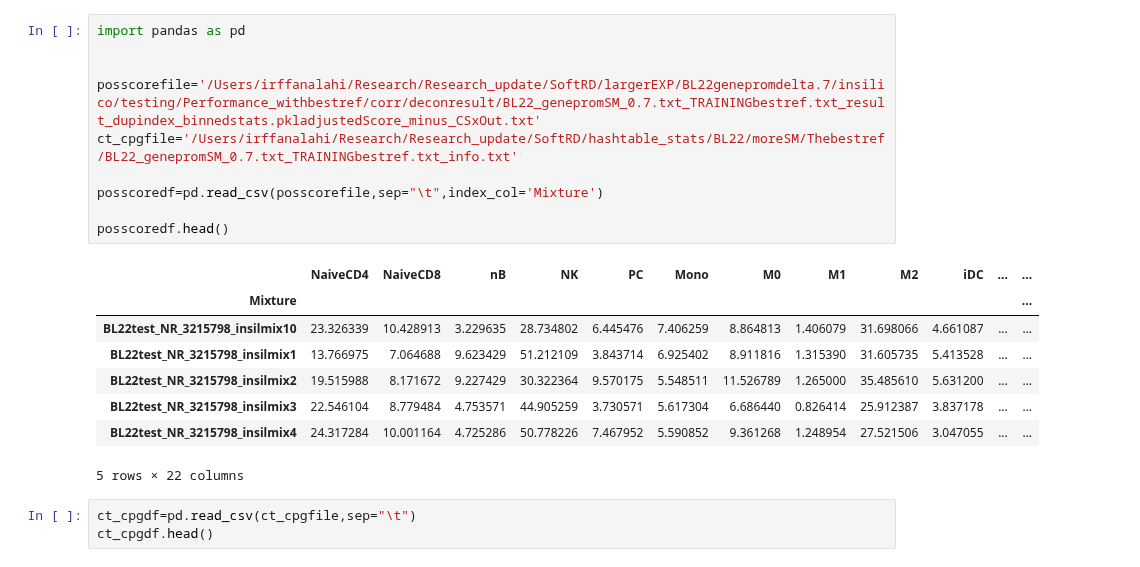
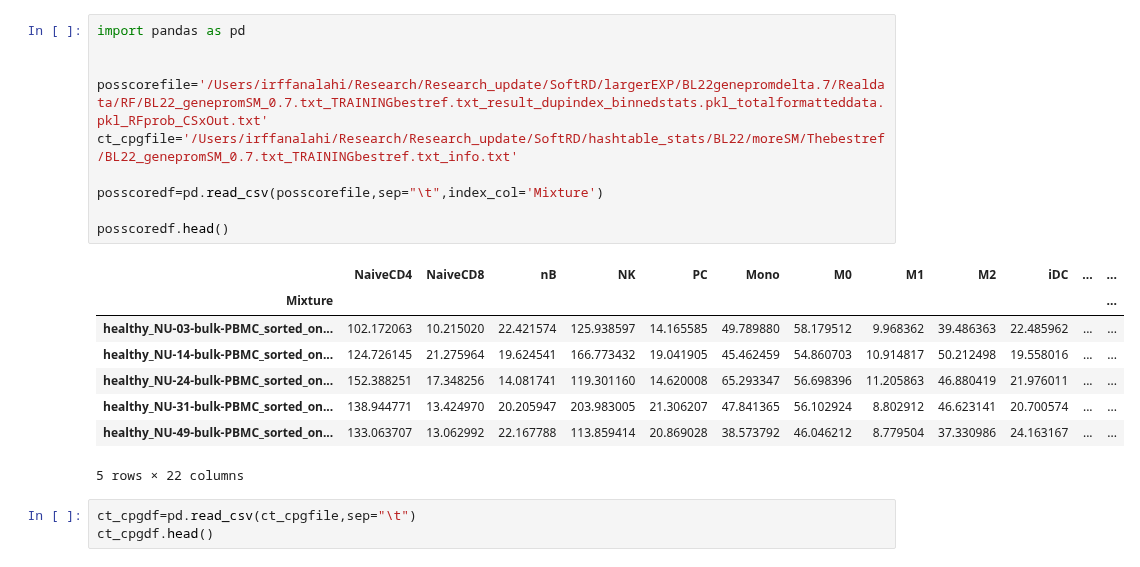
Before and after one commit to Irfanwustl/Research_code, a Jupyter notebook: MHB_per_read/softreadcounting/very_efficient/towards_ct_proportion.ipynb, the cells around one changed output. Cells and saved outputs as stored; diff of their text form.

```diff
--- a/MHB_per_read/softreadcounting/very_efficient/towards_ct_proportion.ipynb
+++ b/MHB_per_read/softreadcounting/very_efficient/towards_ct_proportion.ipynb
@@ -1,21 +1,21 @@
 # %%
 import pandas as pd
 
 
-posscorefile='/Users/irffanalahi/Research/Research_update/SoftRD/largerEXP/BL22genepromdelta.7/insilico/testing/Performance_withbestref/corr/deconresult/BL22_genepromSM_0.7.txt_TRAININGbestref.txt_result_dupindex_binnedstats.pkladjustedScore_minus_CSxOut.txt'
+posscorefile='/Users/irffanalahi/Research/Research_update/SoftRD/largerEXP/BL22genepromdelta.7/Realdata/RF/BL22_genepromSM_0.7.txt_TRAININGbestref.txt_result_dupindex_binnedstats.pkl_totalformatteddata.pkl_RFprob_CSxOut.txt'
 ct_cpgfile='/Users/irffanalahi/Research/Research_update/SoftRD/hashtable_stats/BL22/moreSM/Thebestref/BL22_genepromSM_0.7.txt_TRAININGbestref.txt_info.txt'
 
 posscoredf=pd.read_csv(posscorefile,sep="\t",index_col='Mixture')
 
 posscoredf.head()
 # %% [output]
 |  | NaiveCD4 | NaiveCD8 | nB | NK | PC | Mono | M0 | M1 | M2 | iDC | ... | ... |
 | Mixture |  |  |  |  |  |  |  |  |  |  |  | ... |
-| BL22test_NR_3215798_insilmix10 | 23.326339 | 10.428913 | 3.229635 | 28.734802 | 6.445476 | 7.406259 | 8.864813 | 1.406079 | 31.698066 | 4.661087 | ... | ... |
-| BL22test_NR_3215798_insilmix1 | 13.766975 | 7.064688 | 9.623429 | 51.212109 | 3.843714 | 6.925402 | 8.911816 | 1.315390 | 31.605735 | 5.413528 | ... | ... |
-| BL22test_NR_3215798_insilmix2 | 19.515988 | 8.171672 | 9.227429 | 30.322364 | 9.570175 | 5.548511 | 11.526789 | 1.265000 | 35.485610 | 5.631200 | ... | ... |
-| BL22test_NR_3215798_insilmix3 | 22.546104 | 8.779484 | 4.753571 | 44.905259 | 3.730571 | 5.617304 | 6.686440 | 0.826414 | 25.912387 | 3.837178 | ... | ... |
-| BL22test_NR_3215798_insilmix4 | 24.317284 | 10.001164 | 4.725286 | 50.778226 | 7.467952 | 5.590852 | 9.361268 | 1.248954 | 27.521506 | 3.047055 | ... | ... |
+| healthy_NU-03-bulk-PBMC_sorted_on... | 102.172063 | 10.215020 | 22.421574 | 125.938597 | 14.165585 | 49.789880 | 58.179512 | 9.968362 | 39.486363 | 22.485962 | ... | ... |
+| healthy_NU-14-bulk-PBMC_sorted_on... | 124.726145 | 21.275964 | 19.624541 | 166.773432 | 19.041905 | 45.462459 | 54.860703 | 10.914817 | 50.212498 | 19.558016 | ... | ... |
+| healthy_NU-24-bulk-PBMC_sorted_on... | 152.388251 | 17.348256 | 14.081741 | 119.301160 | 14.620008 | 65.293347 | 56.698396 | 11.205863 | 46.880419 | 21.976011 | ... | ... |
+| healthy_NU-31-bulk-PBMC_sorted_on... | 138.944771 | 13.424970 | 20.205947 | 203.983005 | 21.306207 | 47.841365 | 56.102924 | 8.802912 | 46.623141 | 20.700574 | ... | ... |
+| healthy_NU-49-bulk-PBMC_sorted_on... | 133.063707 | 13.062992 | 22.167788 | 113.859414 | 20.869028 | 38.573792 | 46.046212 | 8.779504 | 37.330986 | 24.163167 | ... | ... |
 5 rows × 22 columns
 # %%
 ct_cpgdf=pd.read_csv(ct_cpgfile,sep="\t")
```
Also changed, not shown: parts of 3 cells of this notebook, 13 other files.
